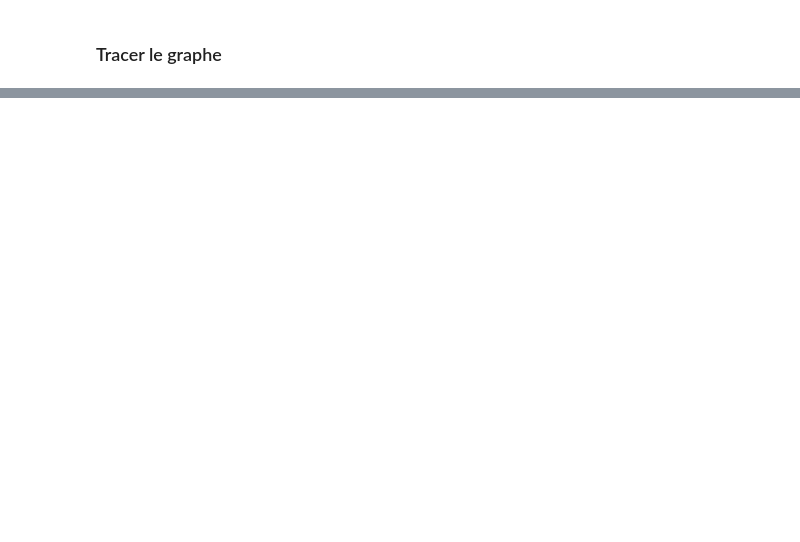
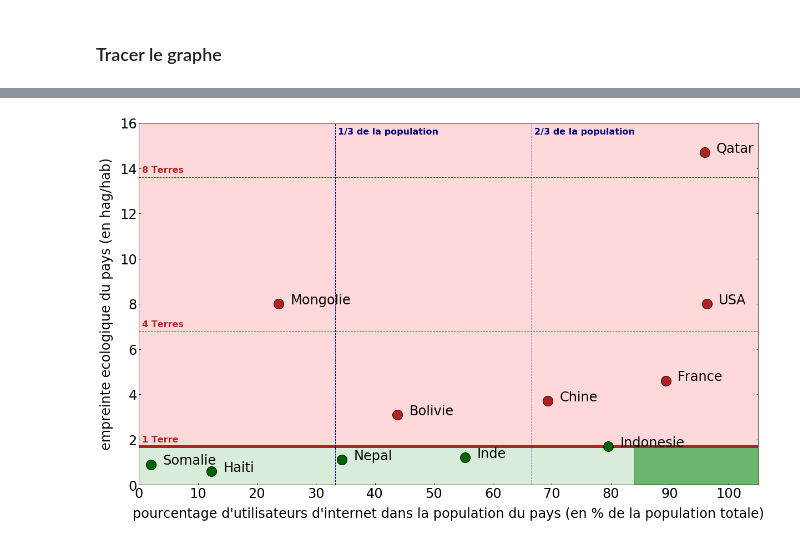
Before and after one commit to inrialearninglab/NotebookPythonDemo, a Jupyter notebook: PaysParPourcentageInternetEtEmpreinteEcologique.ipynb, the cells around one changed output, grey strips where cells are left out. Cells and saved outputs as stored; diff of their text form; code cells hidden in the pictures; blank space fills up the shorter version.

```diff
--- a/PaysParPourcentageInternetEtEmpreinteEcologique.ipynb
+++ b/PaysParPourcentageInternetEtEmpreinteEcologique.ipynb
@@ -237,0 +136,67 @@ plt.savefig('./diagrammev2.pdf', bbox_inches='tight')
+# %%
+fig, ax=plt.subplots(figsize=(20, 12))
+
+
+# tracer une ligne horizontale
+ax.axhline(1.7, color='firebrick', linestyle='-', linewidth=5)
+ax.axhline(4*1.7, color='firebrick', linestyle='--', linewidth=1)
+ax.axhline(8*1.7, color='firebrick', linestyle='--', linewidth=1)
+# tracer une ligne verticale
+ax.axvline(33.3,color='navy', linestyle='--', linewidth=1)
+ax.axvline(66.6,color='navy', linestyle='--', linewidth=1)
+
+
+plt.annotate('1 Terre', color='firebrick', fontsize=16, fontweight='bold', xy=(0.5,1.9), xytext=(0.5,1.9))
+plt.annotate('4 Terres', color='firebrick', fontsize=16, fontweight='bold', xy=(0.5,7), xytext=(0.5,7))
+plt.annotate('8 Terres', color='firebrick', fontsize=16, fontweight='bold', xy=(0.5,13.8), xytext=(0.5,13.8))
+
+plt.annotate('1/3 de la population', color='navy', fontsize=16, fontweight='bold', xy=(33.7,15.5), xytext=(33.7,15.5))
+plt.annotate('2/3 de la population', color='navy', fontsize=16, fontweight='bold', xy=(67,15.5), xytext=(67,15.5))
+
+
+
+
+for i in range(nb_pays) : # boucle pour tracer les points pays par pays
+    if empreinte_eco[i]>1.7 : # condition pour afficher les pays d'une certaines couleur
+        ax.plot(internet_users[i], empreinte_eco[i], 'o', markersize=18, markerfacecolor='firebrick', markeredgecolor='black')
+    else :
+        ax.plot(internet_users[i], empreinte_eco[i], 'o', markersize=18, markerfacecolor='darkgreen', markeredgecolor='black')
+
+    #if pays[i]=='France' or pays[i]=='Nepal':
+    plt.annotate(f'{pays[i]}', color='black', fontsize=24, xy=(internet_users[i],empreinte_eco[i]), xytext=(internet_users[i]+2,empreinte_eco[i]))
+        # annotate permet d'écrire du texte sur un graphique, ici le nom du pays associé à chaque point (x,y)
+
+# nom des axes, taille de la police et espacement de nom par rapport à l'axe
+plt.xlabel('pourcentage d\'utilisateurs d\'internet dans la population du pays (en % de la population totale)',fontsize=24, labelpad=12)
+plt.ylabel('empreinte ecologique du pays (en hag/hab)',fontsize=24, labelpad=12)
+
+# taille et style des axes
+ax.tick_params(labelsize=24)
+ax.xaxis.set_tick_params(direction="in", which="both")
+ax.yaxis.set_tick_params(direction="in", right=True, which="both")
+
+ax.set_xticks(np.arange(0,100+10,10)) # met les graduations tous les 10% sur l'axe des x
+
+y_terre = 1.7 # valeur de référence pour 1 Terre
+y_max = 16 # valeur maximale du graphique en ordonnée
+
+# limite du tracé en x et en y
+plt.xlim(0,105)
+plt.ylim(0,y_max)
+
+
+# definir les zones colorées en arrière-plan
+# définir une frontière dans le diagramme
+x = np.arange(0,105+105/(nb_pays+1),105/(nb_pays-1))
+y0 = x-x
+y1 = x-x+y_terre
+y2 = x-x+y_max
+# colorier les zones
+ax.fill_between(x,y0,y1, color='green', alpha=0.15)
+ax.fill_between(x,y1,y2, color='red', alpha=0.15)
+ax.fill_between(x,y0,y1,where=(x>=80), color='green', alpha=0.5)
+
+# sauvegarder le graphe au format pdf
+plt.savefig('./diagrammev3_plein.pdf', bbox_inches='tight')
+# %% [output]
+[figure, added]
```
Also changed, not shown: parts of 31 cells of this notebook.
